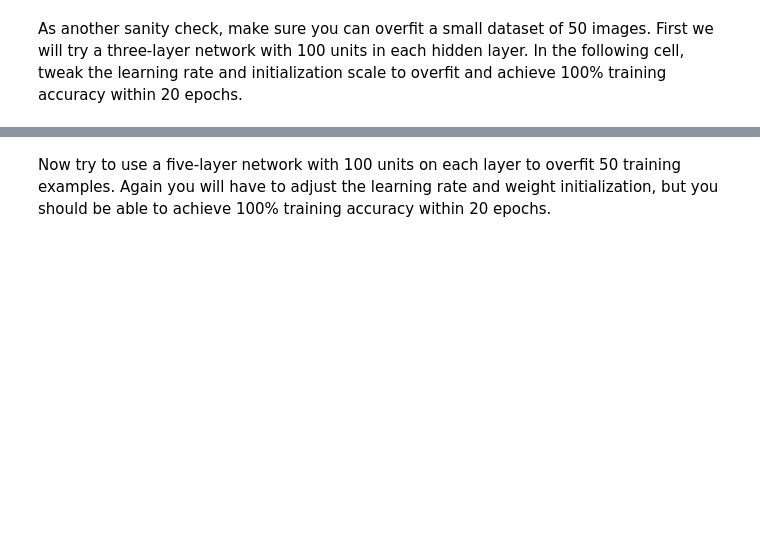
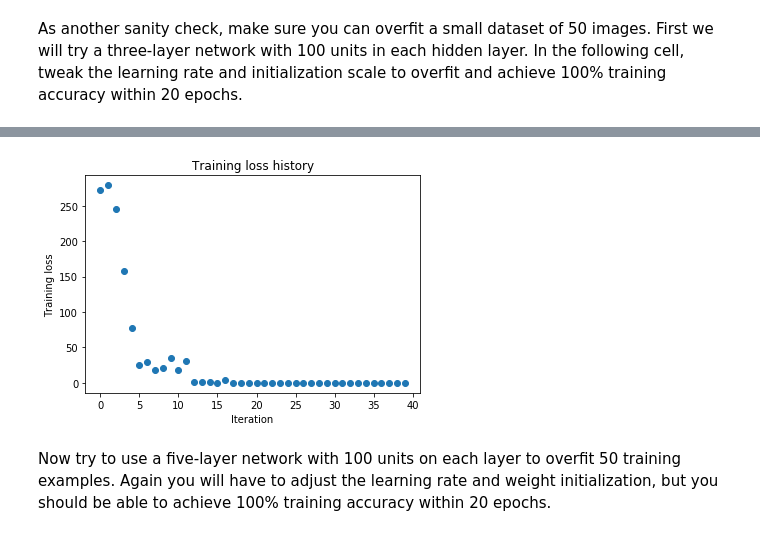
Before and after one commit to patrickbrus/DeepLearning, a Jupyter notebook: assignment2/FullyConnectedNets.ipynb, the cells around one changed output, grey strips where cells are left out. Saved outputs shown, nothing was run; the diff lists cells and outputs as text; code cells hidden in the pictures; blank space fills up the shorter version.

```diff
--- a/assignment2/FullyConnectedNets.ipynb
+++ b/assignment2/FullyConnectedNets.ipynb
@@ -406,8 +423,8 @@ small_data = {
   'y_val': data['y_val'],
 }
 
-weight_scale = 1e-2
-learning_rate = 1e-4
+weight_scale = 1e-1
+learning_rate = 1e-3
 model = FullyConnectedNet([100, 100],
               weight_scale=weight_scale, dtype=np.float64)
 solver = Solver(model, small_data,
@@ -424,3 +441,4 @@ plt.title('Training loss history')
 plt.xlabel('Iteration')
 plt.ylabel('Training loss')
 plt.show()
+# %% [output]
@@ -427,3 +462,4 @@ plt.show()
+[figure, added]
 # %% [markdown]
 Now try to use a five-layer network with 100 units on each layer to overfit 50 training examples. Again you will have to adjust the learning rate and weight initialization, but you should be able to achieve 100% training accuracy within 20 epochs.
 # %%
```
Also changed, not shown: parts of 3 cells of this notebook, 1 other file.
